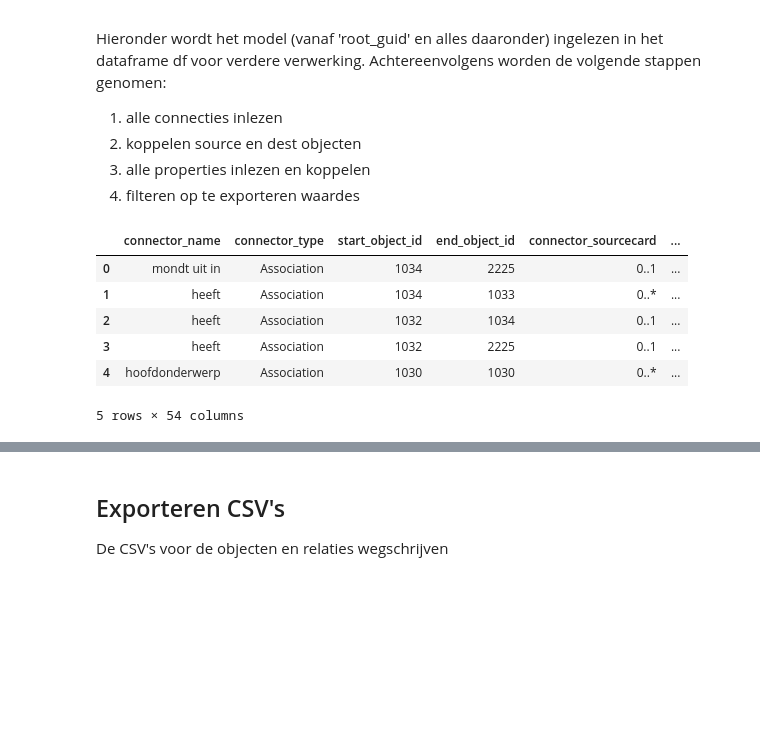
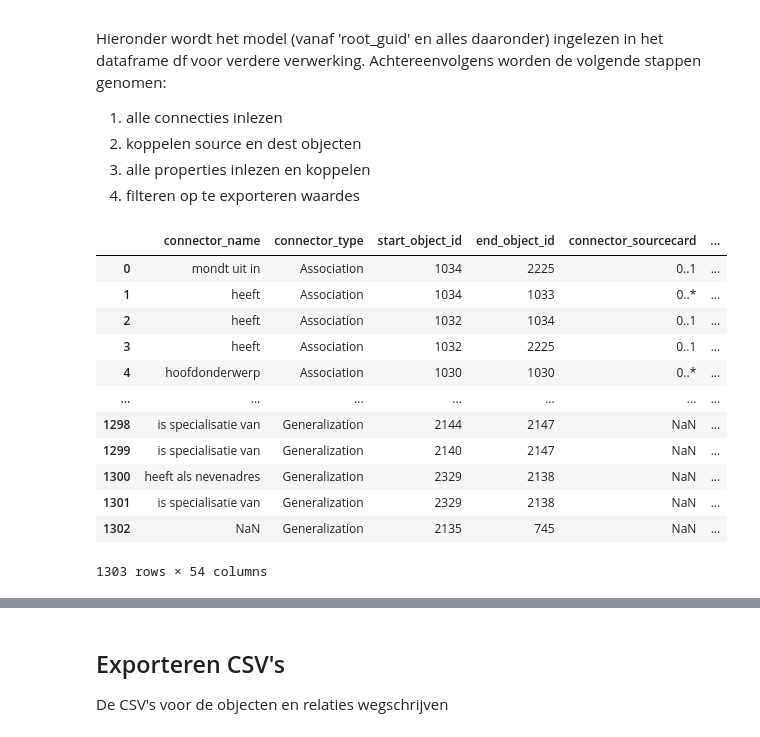
Before and after one commit to Gemeente-Delft/Gemeentelijk-Gegevensmodel, a Jupyter notebook: tools/notebooks/Export to GEMMA.ipynb, the cells around one changed output, grey strips where cells are left out. Cells and saved outputs as stored; diff of their text form; code cells hidden in the pictures; blank space fills up the shorter version.

```diff
--- a/tools/notebooks/Export to GEMMA.ipynb
+++ b/tools/notebooks/Export to GEMMA.ipynb
@@ -203,14 +196,18 @@ Hieronder wordt het model (vanaf 'root_guid' en alles daaronder) ingelezen in he
 
 # 1) Connectoren ophalen: hou connector-guid apart om collision met object ea_guid te voorkomen
 df_con = database.get_df(db_uri, database.sql_connectors).copy()
-df_con = df_con.rename(columns={'connector_ea_guid': 'ea_guid_connector'})  # i.p.v. 'ea_guid'
+df_con = df_con.rename(columns={
+    'connector_ea_guid': 'ea_guid_connector',
+    'ea_guid_source': 'ea_guid_source_con',  # als die bestaat
+    'ea_guid_dest': 'ea_guid_dest_con'       # als die bestaat
+})
 
 # 2) Source/target info expliciet hernoemen (geen suffix-magic nodig)
-df_src = df_obj[['object_id', 'ea_guid', 'domein-iv3']].rename(columns={
+df_src = df_obj.copy()[['object_id', 'ea_guid', 'domein-iv3']].rename(columns={
     'object_id': 'start_object_id',
     'ea_guid': 'ea_guid_source'
 })
-df_tgt = df_obj[['object_id', 'ea_guid']].rename(columns={
+df_tgt = df_obj.copy()[['object_id', 'ea_guid']].rename(columns={
     'object_id': 'end_object_id',
     'ea_guid': 'ea_guid_target'
 })
@@ -221,35 +218,41 @@ df_con['end_object_id']   = pd.to_numeric(df_con['end_object_id'], errors='coerc
 df_src['start_object_id'] = pd.to_numeric(df_src['start_object_id'], errors='coerce').astype('Int64')
 df_tgt['end_object_id']   = pd.to_numeric(df_tgt['end_object_id'], errors='coerce').astype('Int64')
 
 # 4) Join source + target
 df_con = df_con.merge(df_src, on='start_object_id', how='inner', validate='many_to_one')
 df_con = df_con.merge(df_tgt, on='end_object_id', how='inner', validate='many_to_one')
 
 # 5) Dedupe
 df_con = df_con.drop_duplicates(subset=['connector_id'])
 
 # 6) Connector-tags/properties robuust pivotten (pivot faalt bij duplicaten)
 df_conprop_raw = database.get_df(db_uri, 'select * from t_connectortag')
 df_conprop = (df_conprop_raw
               .pivot_table(index='ElementID', columns='Property', values='VALUE', aggfunc='first')
               .reset_index())
 
 # 7) Join per connector de properties
 df_con['connector_id'] = pd.to_numeric(df_con['connector_id'], errors='coerce').astype('Int64')
 df_conprop['ElementID'] = pd.to_numeric(df_conprop['ElementID'], errors='coerce').astype('Int64')
 
 df_con = df_con.merge(df_conprop, how='left', left_on='connector_id', right_on='ElementID')
 df_con = df_con.drop(columns=['ElementID'], errors='ignore')
 
-df_con.head(5)
+df_con
 # %% [output]
 |  | connector_name | connector_type | start_object_id | end_object_id | connector_sourcecard | ... |
 | 0 | mondt uit in | Association | 1034 | 2225 | 0..1 | ... |
 | 1 | heeft | Association | 1034 | 1033 | 0..* | ... |
 | 2 | heeft | Association | 1032 | 1034 | 0..1 | ... |
 | 3 | heeft | Association | 1032 | 2225 | 0..1 | ... |
 | 4 | hoofdonderwerp | Association | 1030 | 1030 | 0..* | ... |
+| ... | ... | ... | ... | ... | ... | ... |
+| 1298 | is specialisatie van | Generalization | 2144 | 2147 | NaN | ... |
+| 1299 | is specialisatie van | Generalization | 2140 | 2147 | NaN | ... |
+| 1300 | heeft als nevenadres | Generalization | 2329 | 2138 | NaN | ... |
+| 1301 | is specialisatie van | Generalization | 2329 | 2138 | NaN | ... |
+| 1302 | NaN | Generalization | 2135 | 745 | NaN | ... |
-5 rows × 54 columns
+1303 rows × 54 columns
 # %%
 '''
 Check columns zoals afgesproken in Powerpoint
```
Also changed, not shown: parts of 3 cells of this notebook, 2 other files.
